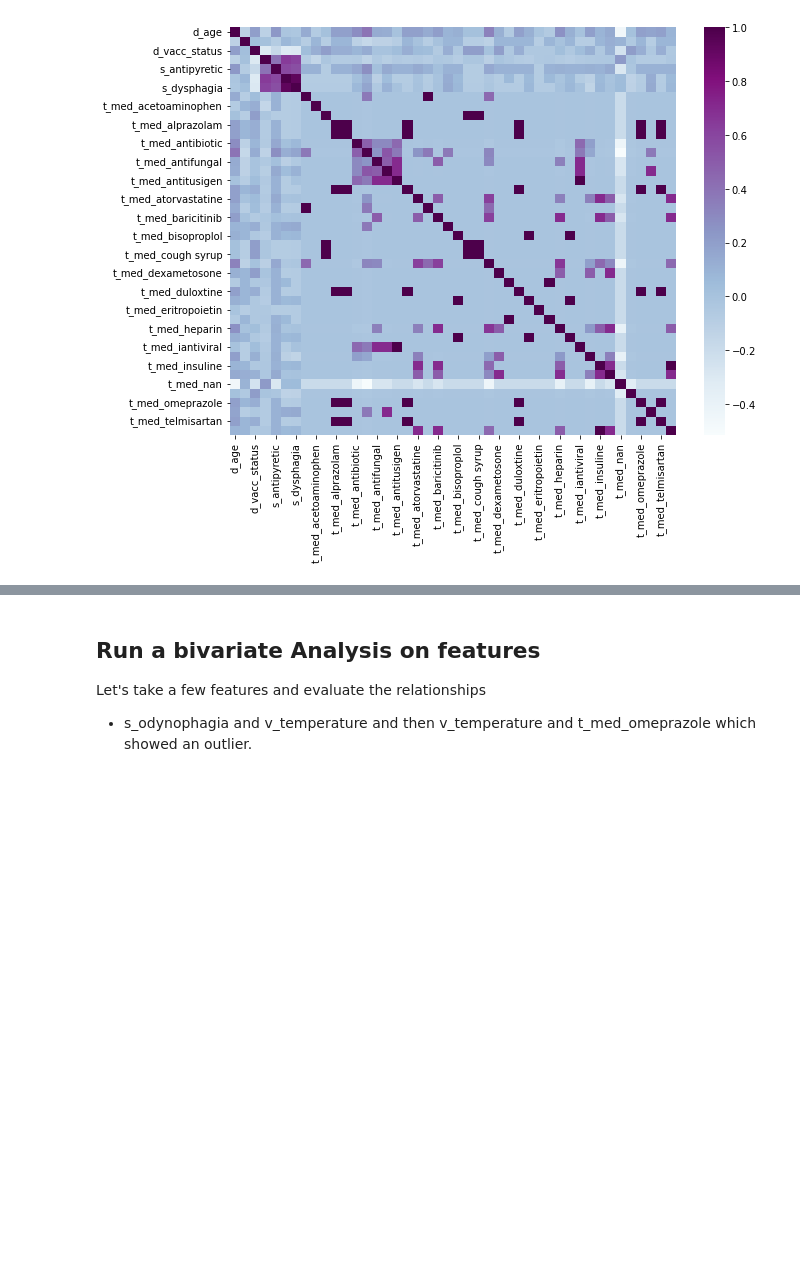
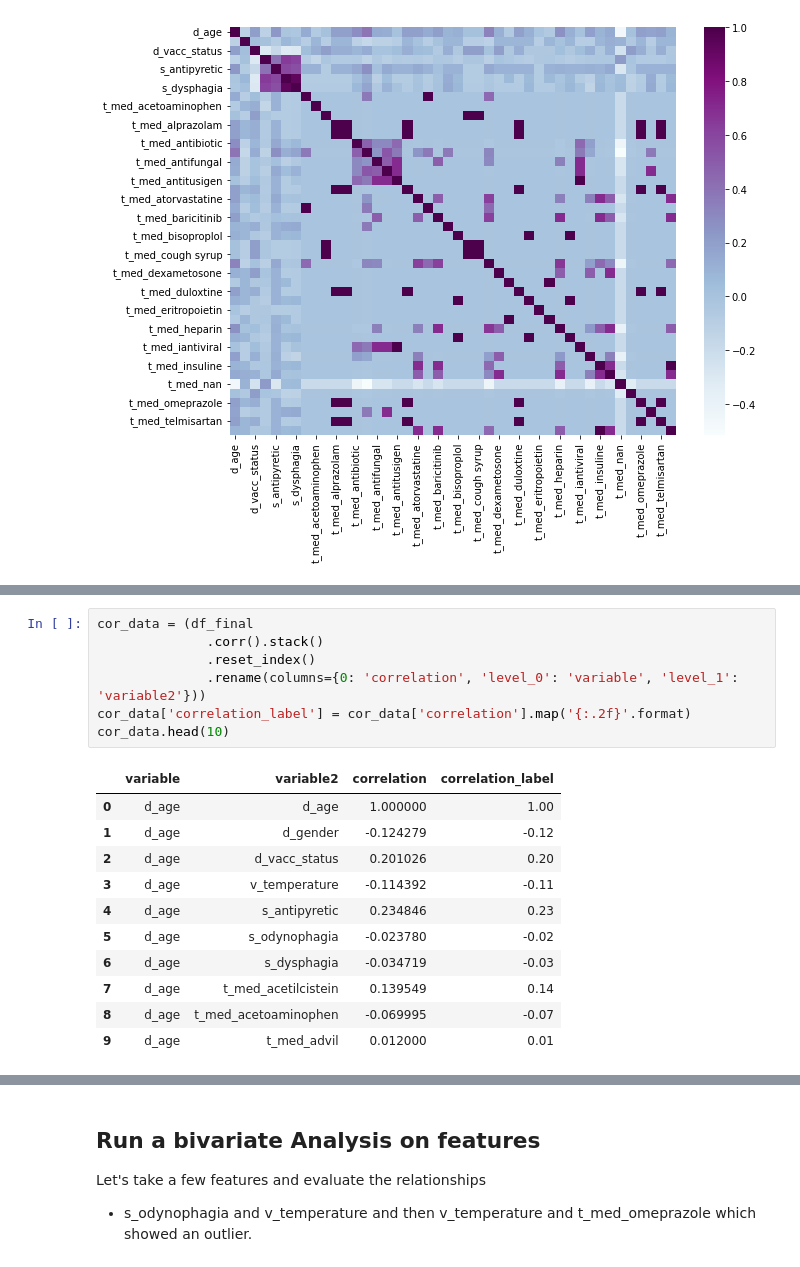
Before and after one commit to rmadhira86/w251-finalproject, a Jupyter notebook: EDA.ipynb, the cells around one changed output, grey strips where cells are left out. Drawn from its saved outputs; the diff is of its cells as text; blank space fills up the shorter version.

```diff
--- a/EDA.ipynb
+++ b/EDA.ipynb
@@ -342,0 +354,19 @@ t_med_troferit               1.000000
+# %%
+cor_data = (df_final
+              .corr().stack()
+              .reset_index()
+              .rename(columns={0: 'correlation', 'level_0': 'variable', 'level_1': 'variable2'}))
+cor_data['correlation_label'] = cor_data['correlation'].map('{:.2f}'.format)
+cor_data.head(10)
+# %% [output]
+|  | variable | variable2 | correlation | correlation_label |
+| 0 | d_age | d_age | 1.000000 | 1.00 |
+| 1 | d_age | d_gender | -0.124279 | -0.12 |
+| 2 | d_age | d_vacc_status | 0.201026 | 0.20 |
+| 3 | d_age | v_temperature | -0.114392 | -0.11 |
+| 4 | d_age | s_antipyretic | 0.234846 | 0.23 |
+| 5 | d_age | s_odynophagia | -0.023780 | -0.02 |
+| 6 | d_age | s_dysphagia | -0.034719 | -0.03 |
+| 7 | d_age | t_med_acetilcistein | 0.139549 | 0.14 |
+| 8 | d_age | t_med_acetoaminophen | -0.069995 | -0.07 |
+| 9 | d_age | t_med_advil | 0.012000 | 0.01 |
```
Also changed, not shown: parts of 4 cells of this notebook.
